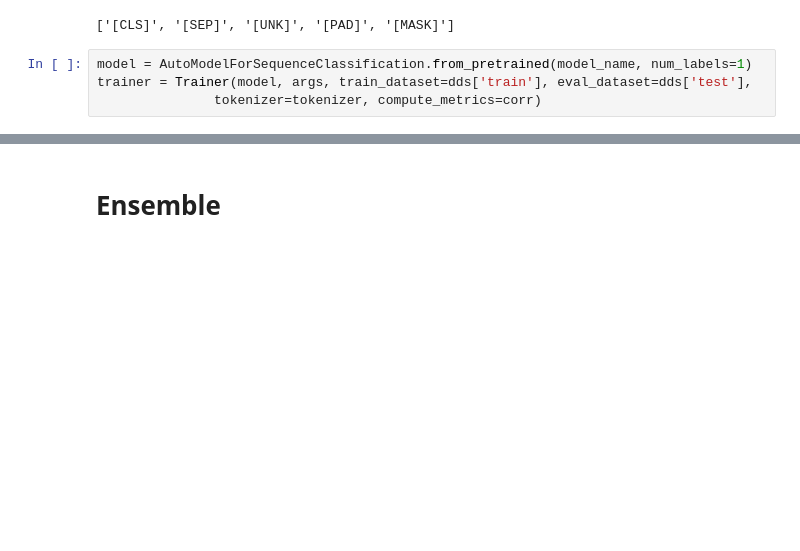
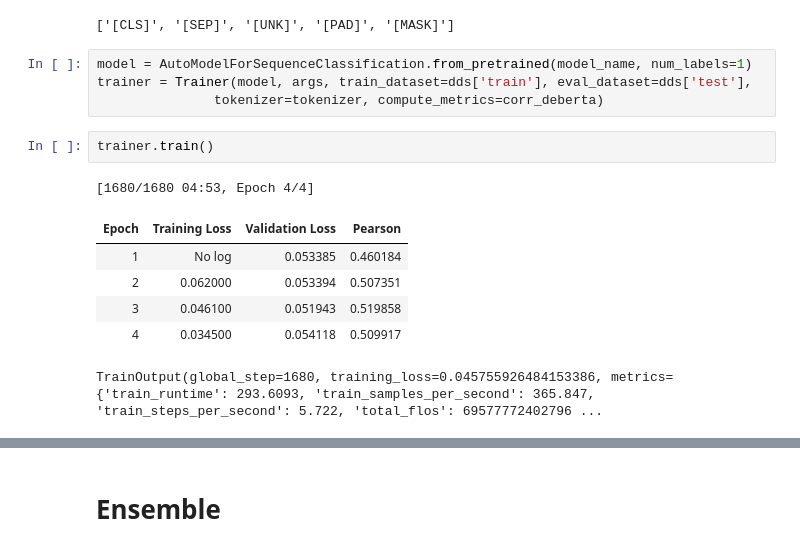
Before and after one commit to imaspol/U.S.-Patent-Phrase-to-Phrase-Matching-Competition, a Jupyter notebook: inference-ensemble-patentsberta-deberta-small.ipynb, the cells around one changed output, grey strips where cells are left out. Cells and saved outputs as stored; diff of their text form; blank space fills up the shorter version.

```diff
--- a/inference-ensemble-patentsberta-deberta-small.ipynb
+++ b/inference-ensemble-patentsberta-deberta-small.ipynb
@@ -366,7 +368,17 @@ tokenizer.all_special_tokens
 # %%
 model = AutoModelForSequenceClassification.from_pretrained(model_name, num_labels=1)
 trainer = Trainer(model, args, train_dataset=dds['train'], eval_dataset=dds['test'],
-               tokenizer=tokenizer, compute_metrics=corr)
+               tokenizer=tokenizer, compute_metrics=corr_deberta)
+# %%
+trainer.train()
+# %% [output]
+[1680/1680 04:53, Epoch 4/4]
+| Epoch | Training Loss | Validation Loss | Pearson |
+| 1 | No log | 0.053385 | 0.460184 |
+| 2 | 0.062000 | 0.053394 | 0.507351 |
+| 3 | 0.046100 | 0.051943 | 0.519858 |
+| 4 | 0.034500 | 0.054118 | 0.509917 |
+TrainOutput(global_step=1680, training_loss=0.045755926484153386, metrics={'train_runtime': 293.6093, 'train_samples_per_second': 365.847, 'train_steps_per_second': 5.722, 'total_flos': 69577772402796 ...
 # %%
 eval_deberta = trainer.evaluate()
 eval_deberta
```
Also changed, not shown: parts of 15 cells of this notebook.
